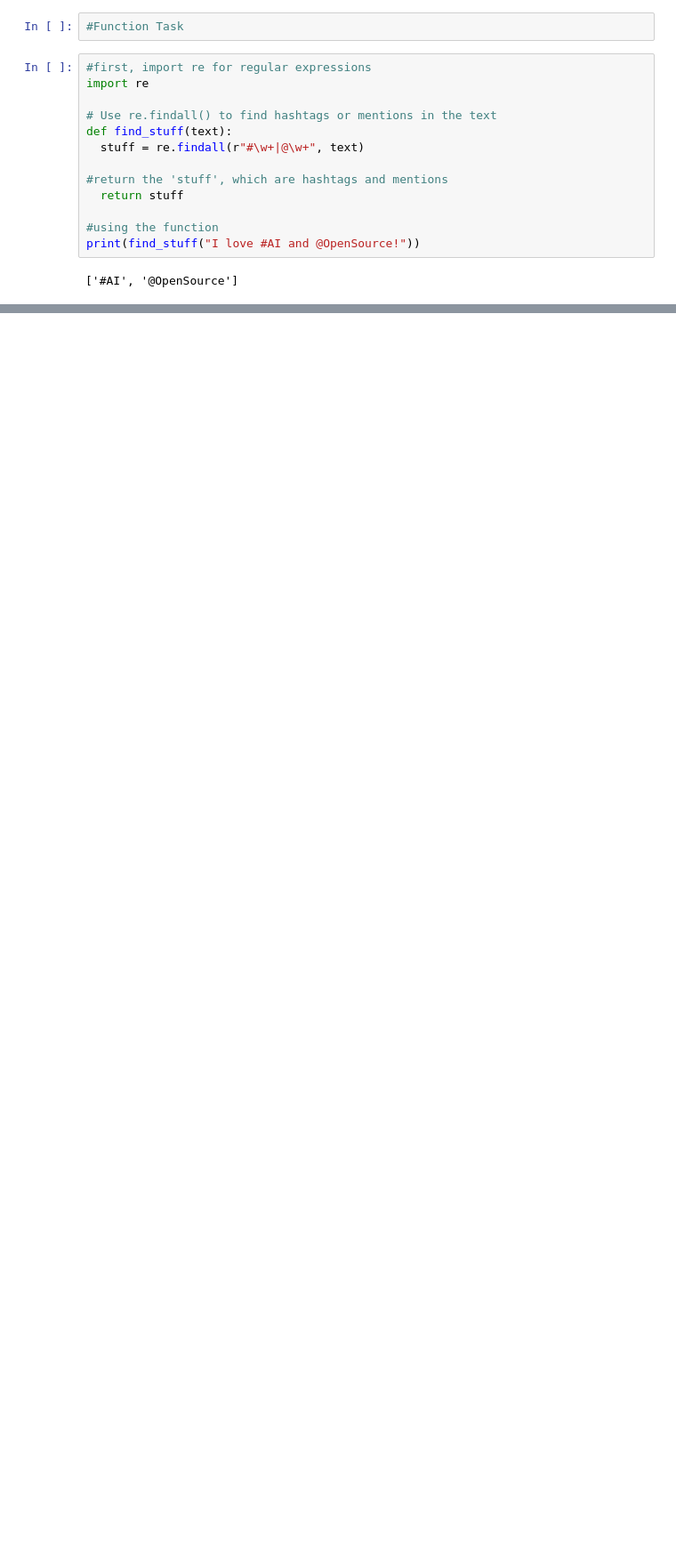
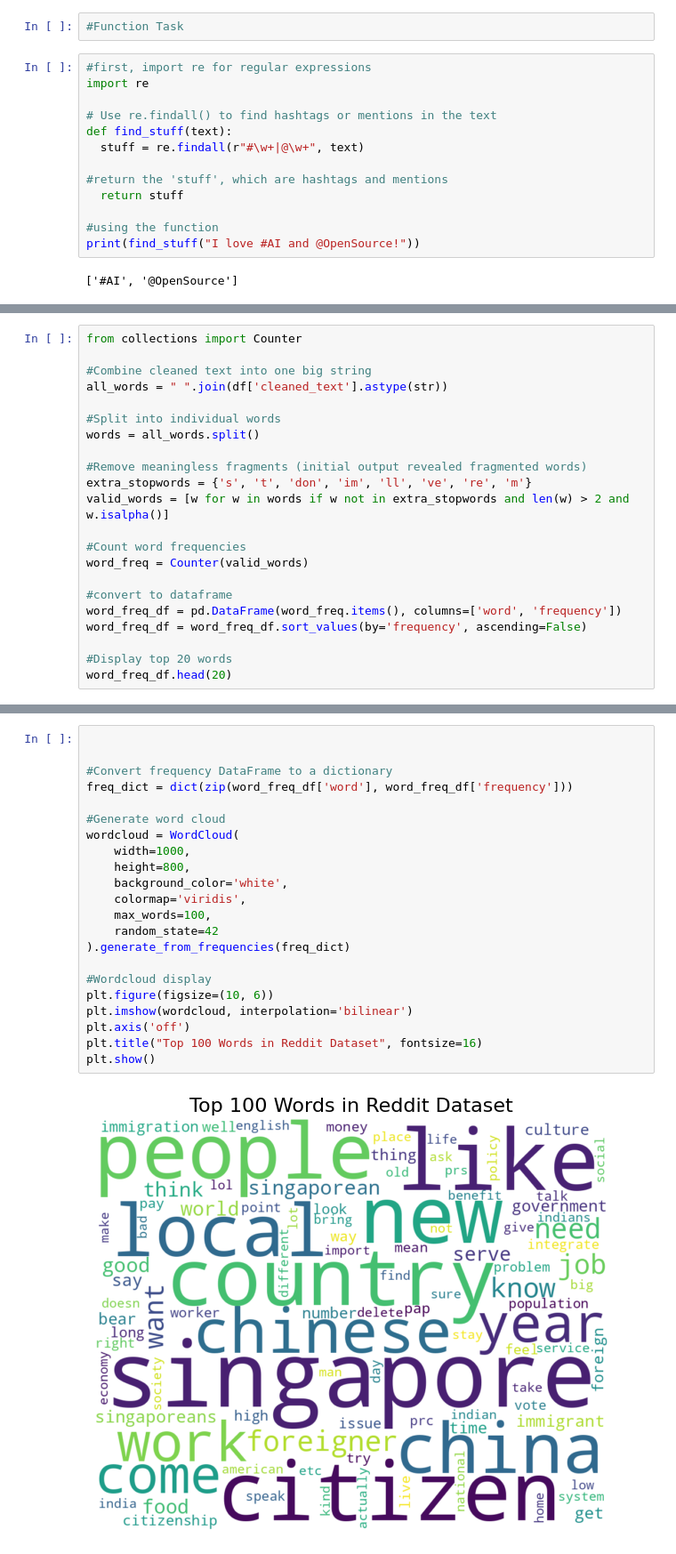
Before and after one commit to Keith-LJY001/NMC5342_A0234542L, a Jupyter notebook: NMC5342_A0234542L.ipynb, the cells around one changed output, grey strips where cells are left out. Shown at 89% size. Cells and saved outputs as stored; diff of their text form; blank space fills up the shorter version.

```diff
--- a/NMC5342_A0234542L.ipynb
+++ b/NMC5342_A0234542L.ipynb
@@ -60,0 +397,22 @@ print(find_stuff("I love #AI and @OpenSource!"))
+# %%
+from collections import Counter
+
+#Combine cleaned text into one big string
+all_words = " ".join(df['cleaned_text'].astype(str))
+
+#Split into individual words
+words = all_words.split()
+
+#Remove meaningless fragments (initial output revealed fragmented words)
+extra_stopwords = {'s', 't', 'don', 'im', 'll', 've', 're', 'm'}
+valid_words = [w for w in words if w not in extra_stopwords and len(w) > 2 and w.isalpha()]
+
+#Count word frequencies
+word_freq = Counter(valid_words)
+
+#convert to dataframe
+word_freq_df = pd.DataFrame(word_freq.items(), columns=['word', 'frequency'])
+word_freq_df = word_freq_df.sort_values(by='frequency', ascending=False)
+
+#Display top 20 words
+word_freq_df.head(20)
@@ -60,0 +437,24 @@ print(find_stuff("I love #AI and @OpenSource!"))
+# %%
+
+
+#Convert frequency DataFrame to a dictionary
+freq_dict = dict(zip(word_freq_df['word'], word_freq_df['frequency']))
+
+#Generate word cloud
+wordcloud = WordCloud(
+    width=1000,
+    height=800,
+    background_color='white',
+    colormap='viridis',
+    max_words=100,
+    random_state=42
+).generate_from_frequencies(freq_dict)
+
+#Wordcloud display
+plt.figure(figsize=(10, 6))
+plt.imshow(wordcloud, interpolation='bilinear')
+plt.axis('off')
+plt.title("Top 100 Words in Reddit Dataset", fontsize=16)
+plt.show()
+# %% [output]
+[figure, added]
```
Also changed, not shown: parts of 43 cells of this notebook.
